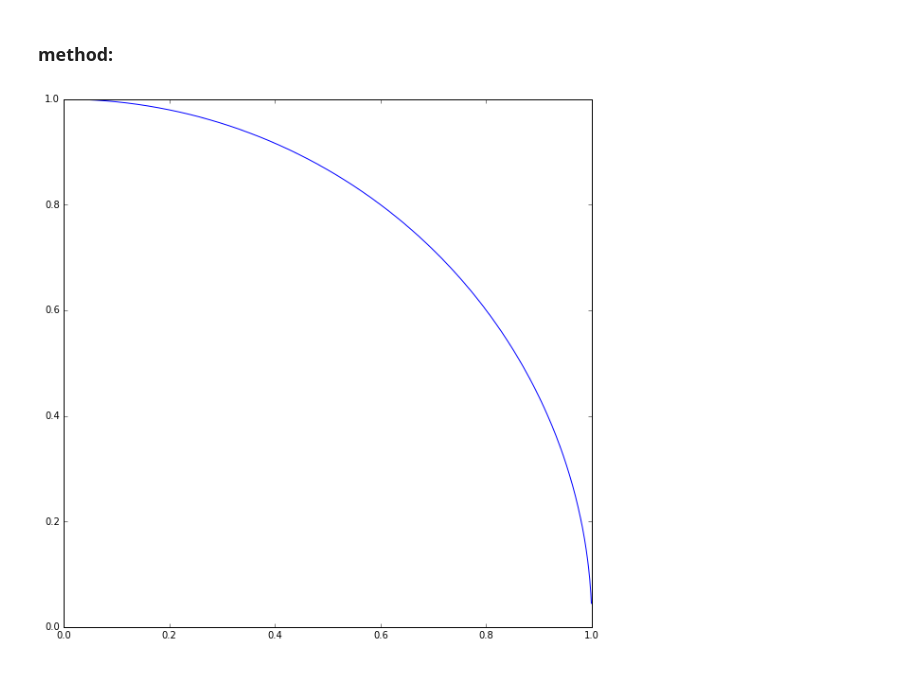
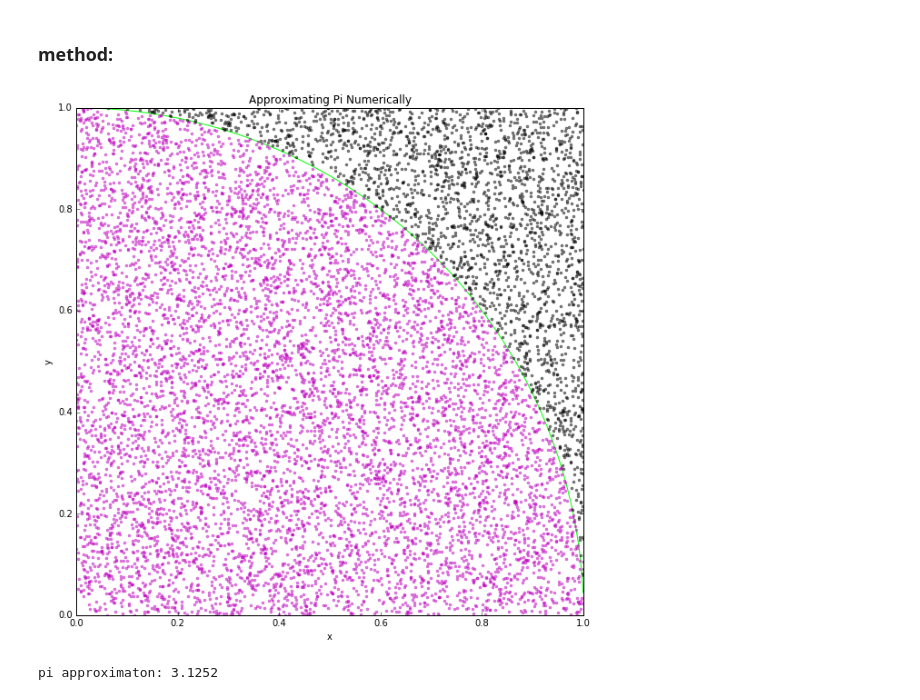
Before and after one commit to michaelneuder/numerical_experiments, a Jupyter notebook: pi/pi_approximation.ipynb, the cells around one changed output. Drawn from its saved outputs; the diff is of its cells as text; code cells hidden in the pictures.

```diff
--- a/pi/pi_approximation.ipynb
+++ b/pi/pi_approximation.ipynb
@@ -5,16 +5,55 @@
 # %%
 import numpy as np
 import matplotlib.pyplot as plt
+import pandas as pd
 plt.rcParams['figure.figsize'] = 10, 10
 plt.rcParams['lines.color'] = 'r'
 
 def make_quarter_circle(radius):
     x = np.arange(0,radius, .001)
-    y = np.sqrt(radius-x**2)
+    y = np.sqrt(radius**2-x**2)
     return x,y
+
+def approx_pi_non_graphical(iterations, radius):
+    num_in_circle = 0
+    num_out_circle = 0
+    for i in range(num_iterations):
+        x_val, y_val = np.random.uniform(low=0, high=radius), np.random.uniform(low=0, high=radius)
+        if np.sqrt(x_val**2 + y_val**2) <= radius:
+            num_in_circle += 1
+        else:
+            num_out_circle += 1
+    area_ratio = num_in_circle / num_iterations
+    return 4*radius**2*area_ratio / radius**2
+
+def moving_average(data, window) :
+    res = np.cumsum(data, dtype=float)
+    res[window:] = res[window:] - res[:-window]
+    return res[window - 1:] / window
-# %%
-x, y = make_circle(1)
-plt.plot(x,y)
-plt.show()
-# %% [output]
-[figure, removed]
+# %%
+radius = 1
+x, y = make_quarter_circle(radius)
+plt.plot(x,y, 'lime')
+num_iterations = 10000
+num_in_circle = 0
+num_out_circle = 0
+for i in range(num_iterations):
+    x_val, y_val = np.random.uniform(low=0, high=radius), np.random.uniform(low=0, high=radius)
+    if np.sqrt(x_val**2 + y_val**2) <= radius:
+        num_in_circle += 1
+        plt.plot(x_val, y_val, 'm.', alpha=.5)
+    else:
+        num_out_circle += 1
+        plt.plot(x_val, y_val, 'k.', alpha=.5)
+plt.xlabel('x')
+plt.ylabel('y')
+plt.title('Approximating Pi Numerically')
+plt.show()
+# %% [output]
+[figure, added]
+# %%
+area_ratio = num_in_circle / num_iterations
+pi_approx = 4*radius**2*area_ratio / radius**2
+print('pi approximaton: {:.4f}'.format(pi_approx))
+# %% [output]
+pi approximaton: 3.1252
```
Also changed, not shown: parts of 2 cells of this notebook.
